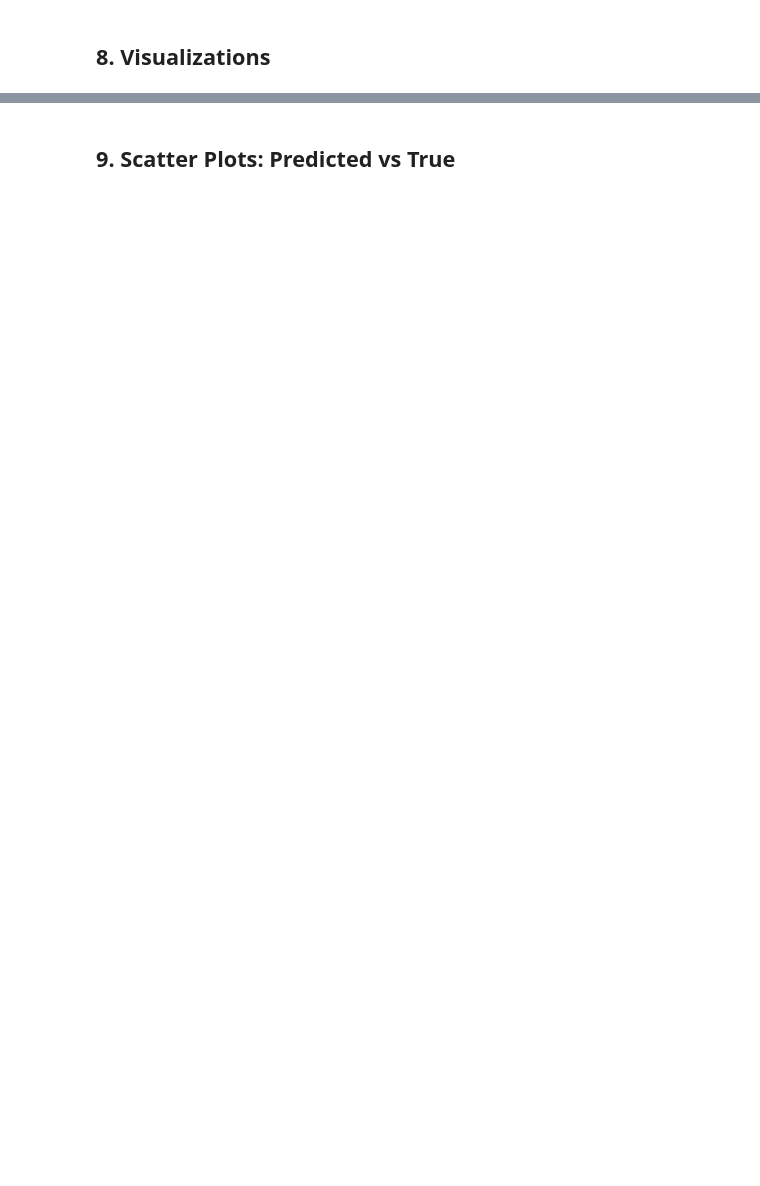
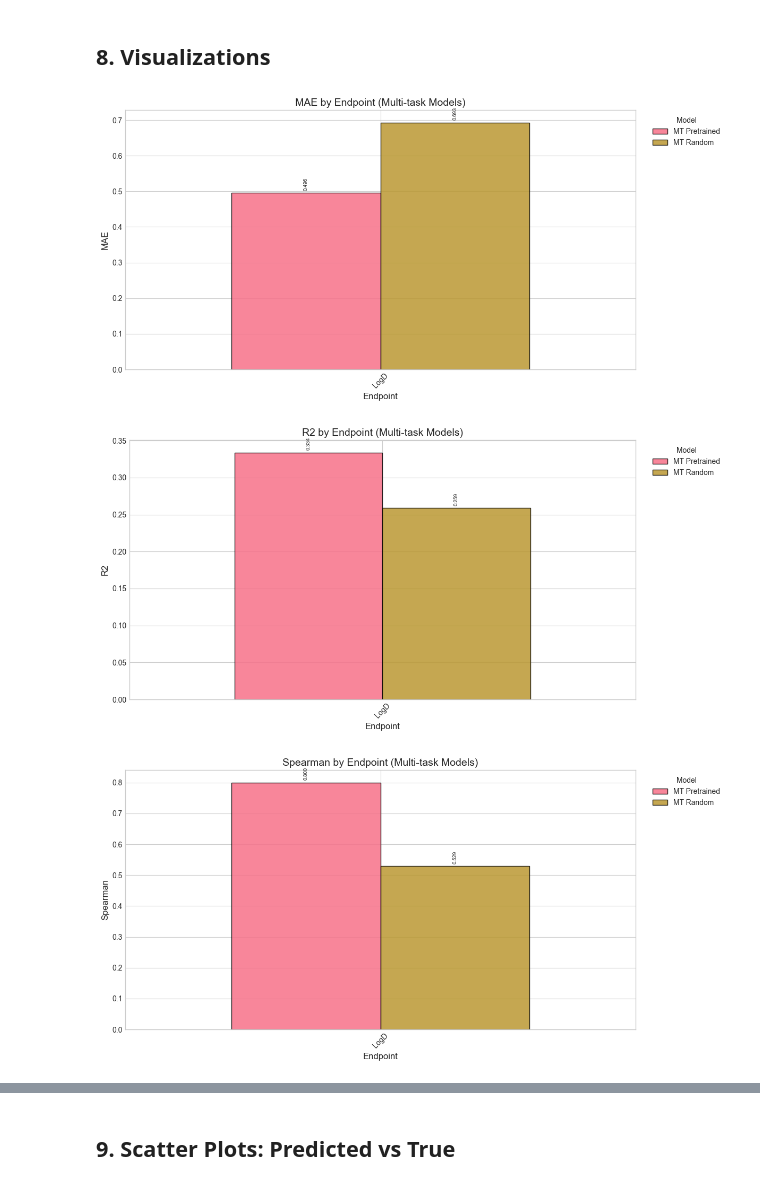
Before and after one commit to pgniewko/golem, a Jupyter notebook: notebooks/compare_experiments.ipynb, the cells around one changed output, grey strips where cells are left out. Cells and saved outputs as stored; diff of their text form; code cells hidden in the pictures; blank space fills up the shorter version.

```diff
--- a/notebooks/compare_experiments.ipynb
+++ b/notebooks/compare_experiments.ipynb
@@ -65,6 +75,15 @@ ALL_LOG_ENDPOINTS = [
     'Log_Caco_Papp_AB', 'Log_Caco_ER',
     'Log_Mouse_PPB', 'Log_Mouse_BPB', 'Log_Mouse_MPB',
 ]
+
+# Resolve evaluation endpoints
+if ENDPOINTS_TO_EVALUATE is None:
+    EVAL_ENDPOINTS = ALL_LOG_ENDPOINTS
+else:
+    EVAL_ENDPOINTS = [ep for ep in ENDPOINTS_TO_EVALUATE if ep in ALL_LOG_ENDPOINTS]
+    unknown = set(ENDPOINTS_TO_EVALUATE) - set(ALL_LOG_ENDPOINTS)
+    if unknown:
+        print(f'WARNING: Unknown endpoints ignored: {unknown}')
 
 # Short names for plots
 ENDPOINT_SHORT = {
@@ -91,5 +110,6 @@ ENDPOINT_MAP = {
 METRICS = ['MAE', 'RAE', 'R2', 'Spearman', 'Kendall']
 LOWER_IS_BETTER = ['MAE', 'RAE']
 
-print(f'Endpoints: {len(ALL_LOG_ENDPOINTS)}')
+print(f'All endpoints: {len(ALL_LOG_ENDPOINTS)}')
+print(f'Evaluating:    {len(EVAL_ENDPOINTS)} — {EVAL_ENDPOINTS}')
 print(f'Metrics: {METRICS}')
@@ -187,7 +233,7 @@ for model_name, pred_df in predictions.items():
     point_metrics[model_name] = {}
     aligned_data[model_name] = {}
 
-    pred_endpoints = [c for c in pred_df.columns if c in ALL_LOG_ENDPOINTS]
+    pred_endpoints = [c for c in pred_df.columns if c in EVAL_ENDPOINTS]
 
     for ep in pred_endpoints:
         # Merge on Molecule Name
@@ -219,7 +272,7 @@ print('\nDone!')
 def build_summary_table(metric: str = 'MAE') -> pd.DataFrame:
     """Build a comparison table for one metric across all models and endpoints."""
     rows = []
-    for ep in ALL_LOG_ENDPOINTS:
+    for ep in EVAL_ENDPOINTS:
         row = {'Endpoint': ENDPOINT_SHORT[ep]}
         for model_name in predictions:
             if ep in point_metrics.get(model_name, {}):
@@ -234,7 +287,7 @@ def build_summary_table(metric: str = 'MAE') -> pd.DataFrame:
     for model_name in predictions:
         vals = [
             point_metrics[model_name][ep][metric][0]
-            for ep in ALL_LOG_ENDPOINTS
+            for ep in EVAL_ENDPOINTS
             if ep in point_metrics.get(model_name, {})
         ]
         if vals:
@@ -266,7 +355,7 @@ for model_name in predictions:
     for metric in METRICS:
         vals = [
             point_metrics[model_name][ep][metric][0]
-            for ep in ALL_LOG_ENDPOINTS
+            for ep in EVAL_ENDPOINTS
             if ep in point_metrics.get(model_name, {})
         ]
         row[metric] = f'{np.mean(vals):.4f}' if vals else '-'
@@ -368,7 +499,7 @@ def plot_metric_bars(metric: str = 'MAE', figsize: Tuple = (12, 6)):
     mt_models = [n for n in predictions if EXPERIMENTS[n]['training'] == 'Multi-task']
 
     data = []
-    for ep in ALL_LOG_ENDPOINTS:
+    for ep in EVAL_ENDPOINTS:
         for model_name in mt_models:
             if ep in point_metrics.get(model_name, {}):
                 mean, std = point_metrics[model_name][ep][metric]
@@ -378,34 +509,38 @@ def plot_metric_bars(metric: str = 'MAE', figsize: Tuple = (12, 6)):
                     'Value': mean,
                     'Std': std,
                 })
 
     plot_df = pd.DataFrame(data)
     if plot_df.empty:
         print(f'No data for {metric}')
         return
 
     fig, ax = plt.subplots(figsize=figsize)
     pivot = plot_df.pivot(index='Endpoint', columns='Model', values='Value')
     # Reorder endpoints
-    ep_order = [ENDPOINT_SHORT[ep] for ep in ALL_LOG_ENDPOINTS]
+    ep_order = [ENDPOINT_SHORT[ep] for ep in EVAL_ENDPOINTS]
     pivot = pivot.reindex([e for e in ep_order if e in pivot.index])
     pivot.plot(kind='bar', ax=ax, width=0.7, edgecolor='black', alpha=0.85)
 
     ax.set_xlabel('Endpoint', fontsize=12)
     ax.set_ylabel(metric, fontsize=12)
     ax.set_title(f'{metric} by Endpoint (Multi-task Models)', fontsize=14)
     ax.legend(title='Model', bbox_to_anchor=(1.02, 1), loc='upper left')
     ax.tick_params(axis='x', rotation=45)
 
     for container in ax.containers:
         ax.bar_label(container, fmt='%.3f', fontsize=7, rotation=90, padding=3)
 
     plt.tight_layout()
     plt.show()
 
 
 for metric in ['MAE', 'R2', 'Spearman']:
     plot_metric_bars(metric)
+# %% [output]
+[figure, added]
+[figure, added]
+[figure, added]
 # %%
 # === LogD comparison across all 4 models ===
 
```
Also changed, not shown: parts of 16 cells of this notebook, 5 other files.
